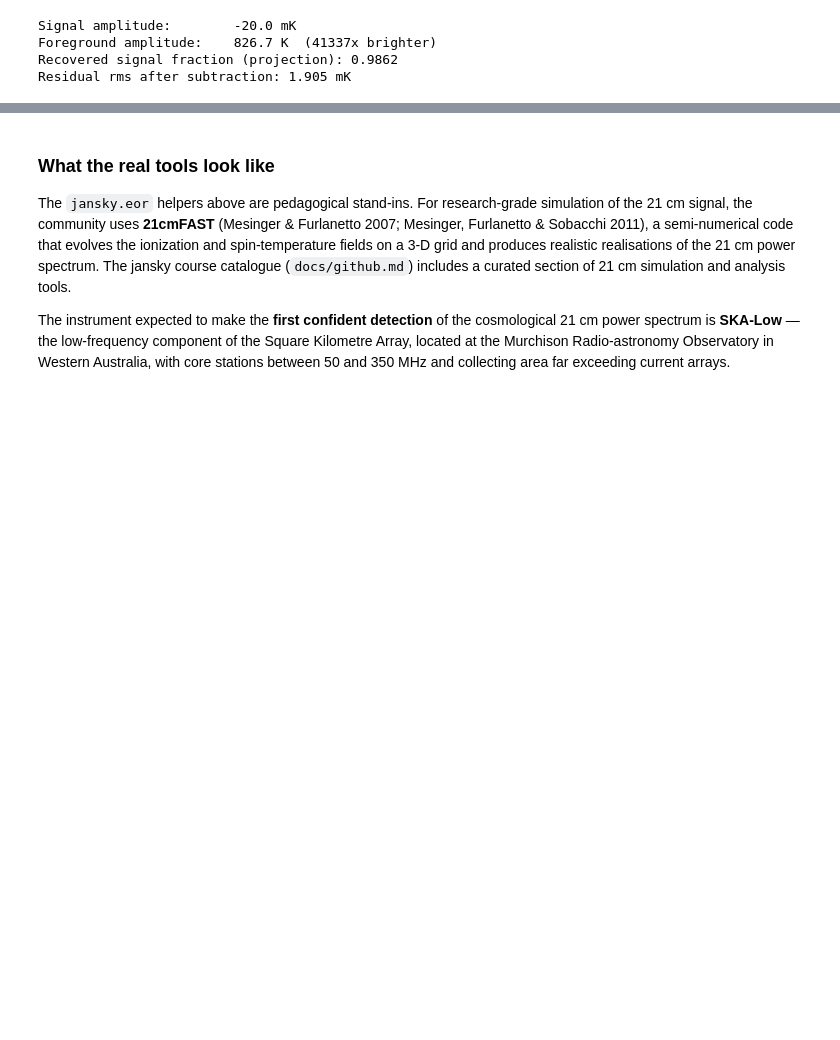
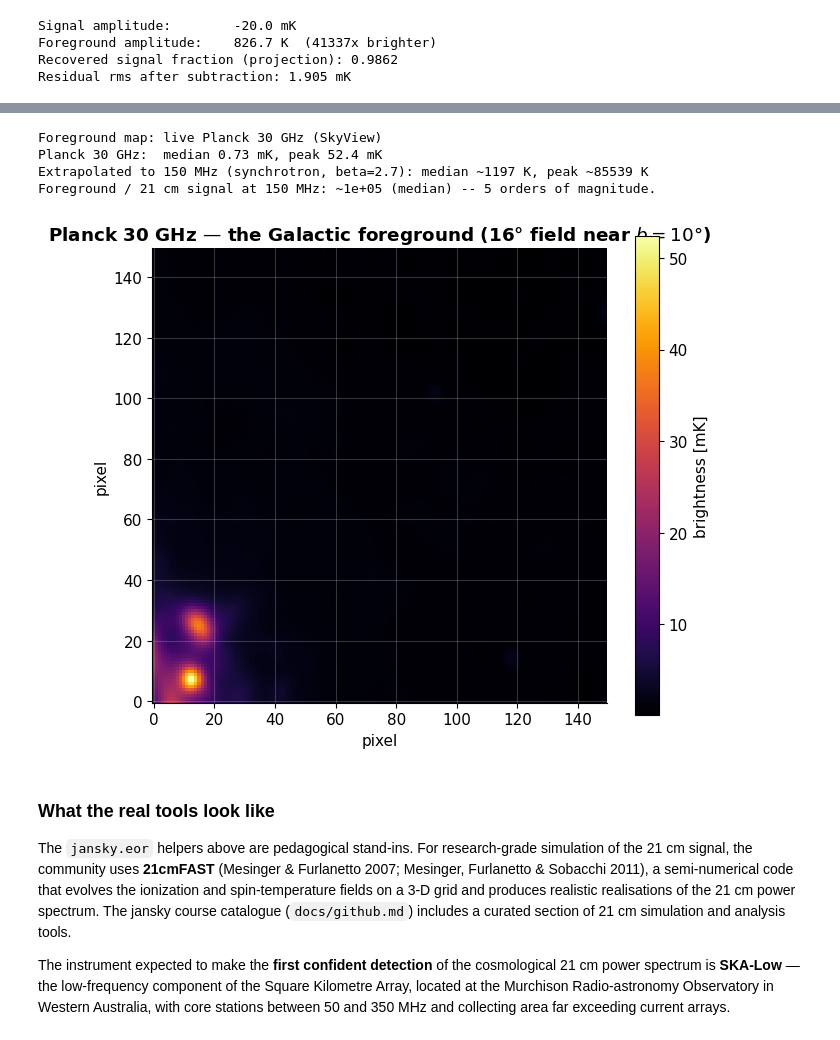
Before and after one commit to joebarbere/jansky, a Jupyter notebook: notebooks/42_cosmic_dawn_eor.ipynb, the cells around one changed output, grey strips where cells are left out. Drawn from its saved outputs; the diff is of its cells as text; code cells hidden in the pictures; blank space fills up the shorter version.

```diff
--- a/notebooks/42_cosmic_dawn_eor.ipynb
+++ b/notebooks/42_cosmic_dawn_eor.ipynb
@@ -554,3 +564,48 @@ Residual rms after subtraction: 1.905 mK
+# %%
+import numpy as np
+import astropy.units as u
+from astropy.coordinates import SkyCoord
+
+FG_PIX, BETA_SYNC, NU_EOR_MHZ, T21_K = 150, 2.7, 150.0, 0.010  # signal ~ 10 mK
+patch = SkyCoord(l=20.0, b=10.0, unit="deg", frame="galactic")  # an off-plane patch
+
+try:
+    from astroquery.skyview import SkyView
+
+    hdu = SkyView.get_images(position=patch, survey=["Planck 030 I"],
+                             radius=8 * u.deg, pixels=FG_PIX)[0][0]
+    planck = np.nan_to_num(hdu.data.astype(float))  # K
+    fg_source = "live Planck 30 GHz (SkyView)"
+except Exception as exc:
+    print(f"SkyView unavailable ({type(exc).__name__}); synthesising a smooth foreground.")
+    yy, xx = np.mgrid[0:FG_PIX, 0:FG_PIX] / FG_PIX
+    planck = 5e-4 + 0.05 * np.exp(-((yy - 0.15) / 0.35) ** 2) * (0.6 + 0.4 * xx)  # smooth, brighter toward plane
+    fg_source = "offline fallback (synthetic smooth foreground)"
+
+med_30, pk_30 = np.nanmedian(planck), np.nanmax(planck)
+boost = (30e3 / NU_EOR_MHZ) ** BETA_SYNC  # synchrotron brightening 30 GHz -> 150 MHz
+med_150, pk_150 = med_30 * boost, pk_30 * boost
+
+print(f"Foreground map: {fg_source}")
+print(f"Planck 30 GHz:  median {med_30 * 1e3:.2f} mK, peak {pk_30 * 1e3:.1f} mK")
+print(f"Extrapolated to {NU_EOR_MHZ:.0f} MHz (synchrotron, beta={BETA_SYNC}): "
+      f"median ~{med_150:.0f} K, peak ~{pk_150:.0f} K")
+print(f"Foreground / 21 cm signal at {NU_EOR_MHZ:.0f} MHz: ~{med_150 / T21_K:.0e} (median) "
+      f"-- {np.log10(med_150 / T21_K):.0f} orders of magnitude.")
+
+fig, ax = plt.subplots(figsize=(6.6, 5.6))
+im = ax.imshow(planck * 1e3, origin="lower", cmap="inferno")
+ax.set_title("Planck 30 GHz — the Galactic foreground (16° field near $b=10°$)")
+ax.set_xlabel("pixel"); ax.set_ylabel("pixel")
+fig.colorbar(im, ax=ax, label="brightness [mK]")
+fig.tight_layout()
+plt.show()
+# %% [output]
+Foreground map: live Planck 30 GHz (SkyView)
+Planck 30 GHz:  median 0.73 mK, peak 52.4 mK
+Extrapolated to 150 MHz (synchrotron, beta=2.7): median ~1197 K, peak ~85539 K
+Foreground / 21 cm signal at 150 MHz: ~1e+05 (median) -- 5 orders of magnitude.
+[figure, added]
 # %% [markdown]
 ### What the real tools look like
 
```
Also changed, not shown: parts of 1 cell of this notebook, 1 other file.
